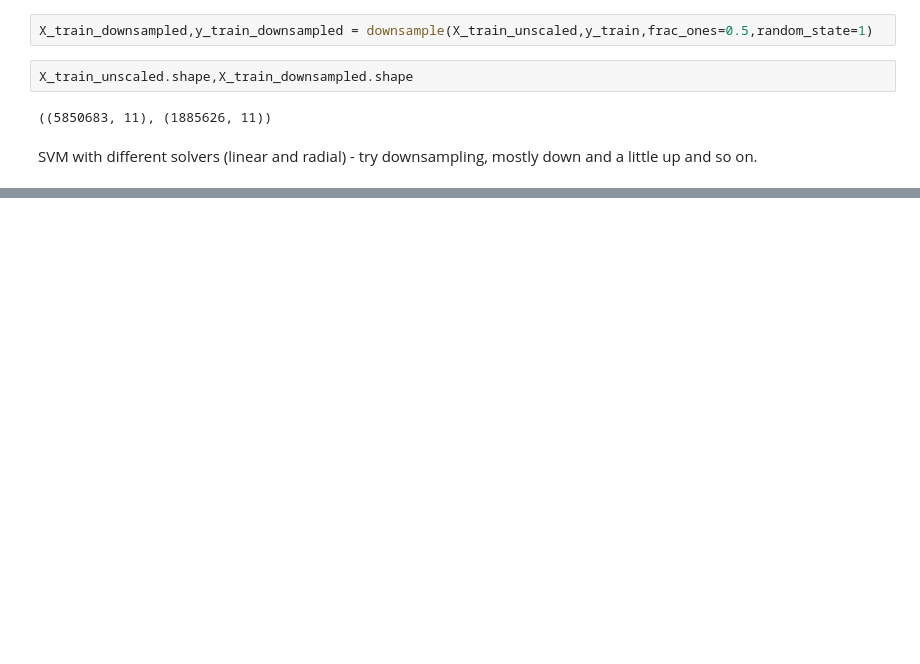
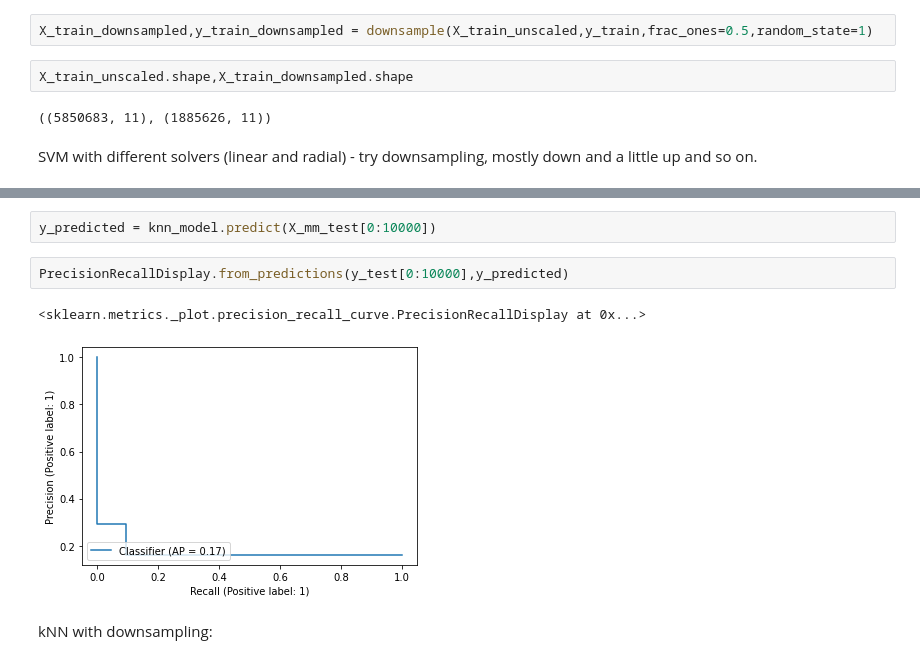
Before and after one commit to rts1988/Duolingo_spaced_repetition, a Jupyter notebook: Duolingo_no_wordfeatures_trial1.ipynb, the cells around one changed output, grey strips where cells are left out. Cells and saved outputs as stored; diff of their text form; blank space fills up the shorter version.

```diff
--- a/Duolingo_no_wordfeatures_trial1.ipynb
+++ b/Duolingo_no_wordfeatures_trial1.ipynb
@@ -673,0 +718,9 @@ then try SGD classifier.
+# %%
+y_predicted = knn_model.predict(X_mm_test[0:10000])
+# %%
+PrecisionRecallDisplay.from_predictions(y_test[0:10000],y_predicted)
+# %% [output]
+<sklearn.metrics._plot.precision_recall_curve.PrecisionRecallDisplay at 0x...>
+[figure, added]
+# %% [markdown]
+kNN with downsampling:
```
Also changed, not shown: parts of 24 cells of this notebook.
